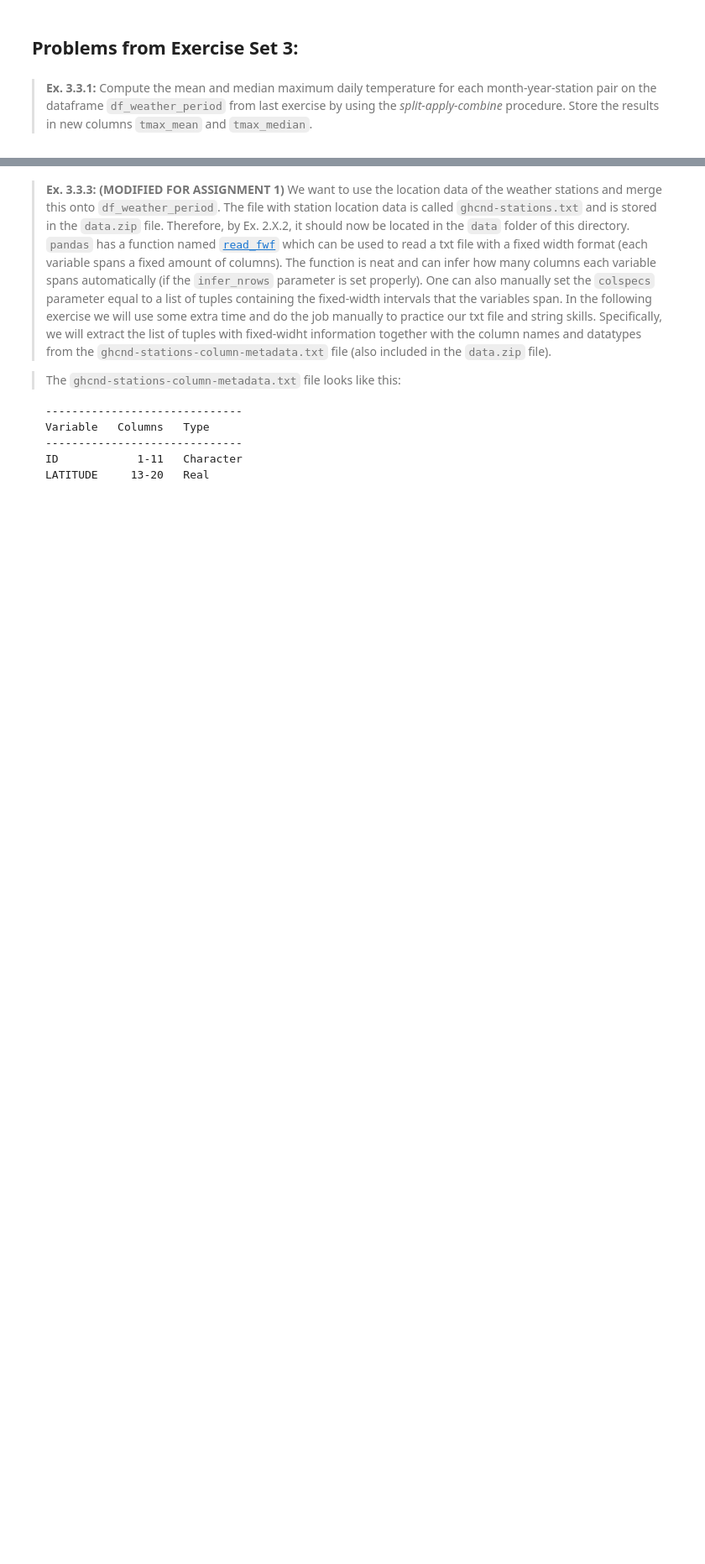
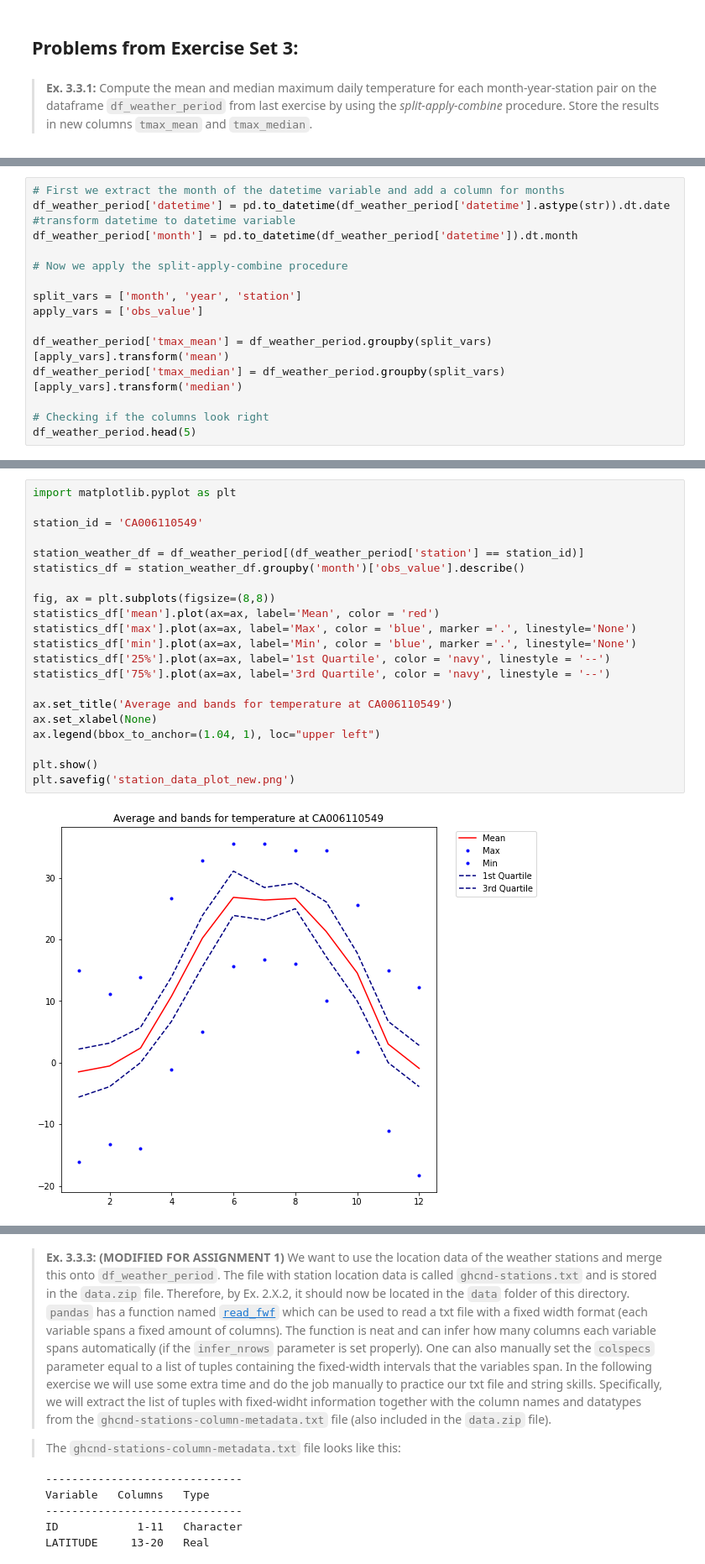
Before and after one commit to frejakatharina/Group-19, a Jupyter notebook: assignment1/assignment_1.ipynb, the cells around one changed output, grey strips where cells are left out. Shown at 84% size. Drawn from its saved outputs; the diff is of its cells as text; blank space fills up the shorter version.

```diff
--- a/assignment1/assignment_1.ipynb
+++ b/assignment1/assignment_1.ipynb
@@ -125,0 +214,15 @@ raise NotImplementedError()
+# %%
+# First we extract the month of the datetime variable and add a column for months
+df_weather_period['datetime'] = pd.to_datetime(df_weather_period['datetime'].astype(str)).dt.date #transform datetime to datetime variable
+df_weather_period['month'] = pd.to_datetime(df_weather_period['datetime']).dt.month
+
+# Now we apply the split-apply-combine procedure
+
+split_vars = ['month', 'year', 'station']
+apply_vars = ['obs_value']
+
+df_weather_period['tmax_mean'] = df_weather_period.groupby(split_vars)[apply_vars].transform('mean')
+df_weather_period['tmax_median'] = df_weather_period.groupby(split_vars)[apply_vars].transform('median')
+
+# Checking if the columns look right
+df_weather_period.head(5)
@@ -134,0 +242,23 @@ raise NotImplementedError()
+# %%
+import matplotlib.pyplot as plt
+
+station_id = 'CA006110549'
+
+station_weather_df = df_weather_period[(df_weather_period['station'] == station_id)]
+statistics_df = station_weather_df.groupby('month')['obs_value'].describe()
+
+fig, ax = plt.subplots(figsize=(8,8))
+statistics_df['mean'].plot(ax=ax, label='Mean', color = 'red')
+statistics_df['max'].plot(ax=ax, label='Max', color = 'blue', marker ='.', linestyle='None')
+statistics_df['min'].plot(ax=ax, label='Min', color = 'blue', marker ='.', linestyle='None')
+statistics_df['25%'].plot(ax=ax, label='1st Quartile', color = 'navy', linestyle = '--')
+statistics_df['75%'].plot(ax=ax, label='3rd Quartile', color = 'navy', linestyle = '--')
+
+ax.set_title('Average and bands for temperature at CA006110549')
+ax.set_xlabel(None)
+ax.legend(bbox_to_anchor=(1.04, 1), loc="upper left")
+
+plt.show()
+plt.savefig('station_data_plot_new.png')
+# %% [output]
+[figure, added]
```
Also changed, not shown: parts of 40 cells of this notebook, 1 other file.
